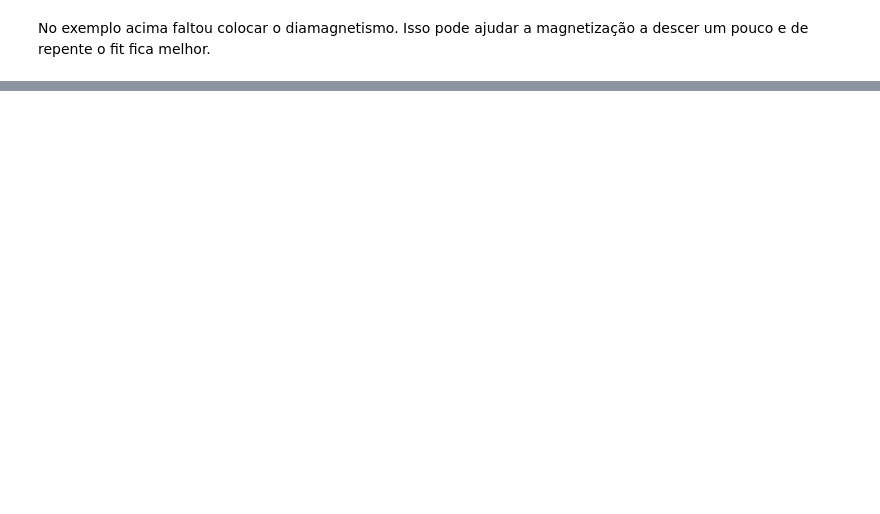
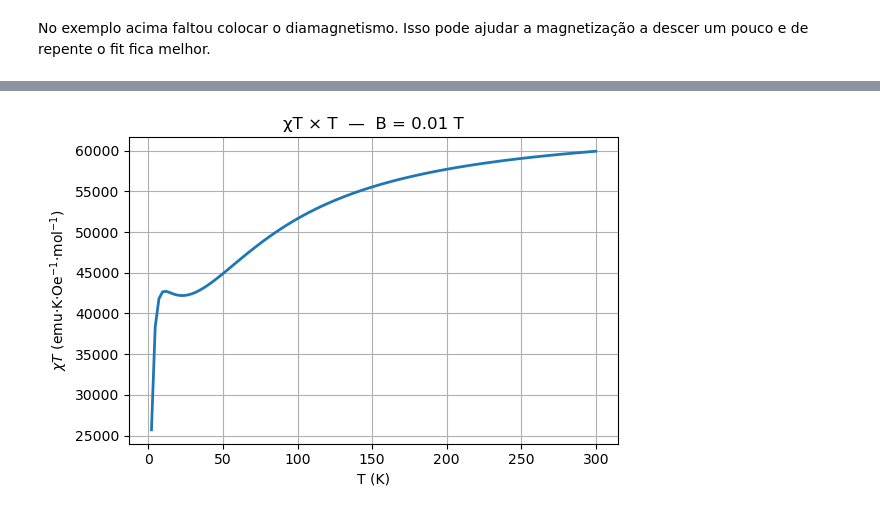
Before and after one commit to alanfdsa/Co_Dimer_M16, a Jupyter notebook: Analise_Nova.ipynb, the cells around one changed output, grey strips where cells are left out. Saved outputs shown, nothing was run; the diff lists cells and outputs as text; code cells hidden in the pictures; blank space fills up the shorter version.

```diff
--- a/Analise_Nova.ipynb
+++ b/Analise_Nova.ipynb
@@ -480,0 +640,13 @@ No exemplo acima faltou colocar o diamagnetismo. Isso pode ajudar a magnetizaç
+# %%
+chiT_vals = [chiT_powder_emu(T) for T in Tvals]
+
+plt.figure(figsize=(6,4))
+plt.plot(Tvals, chiT_vals, lw=2)
+plt.xlabel("T (K)")
+plt.ylabel(r"$\chi T$ (emu·K·Oe$^{-1}$·mol$^{-1}$)")
+plt.title("χT × T  —  B = 0.01 T")
+plt.grid(True)
+plt.tight_layout()
+plt.show()
+# %% [output]
+[figure, added]
```
Also changed, not shown: parts of 8 cells of this notebook, 34 other files.
